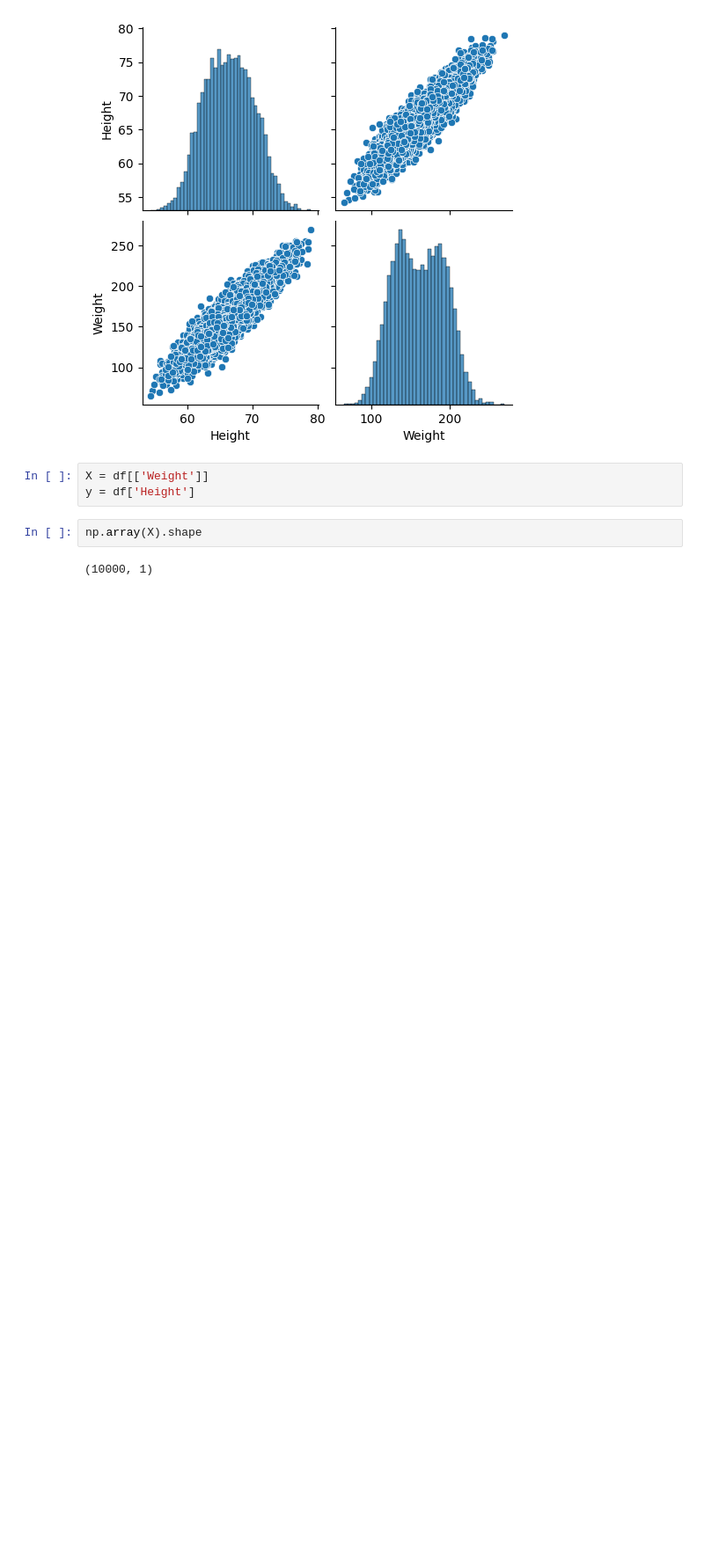
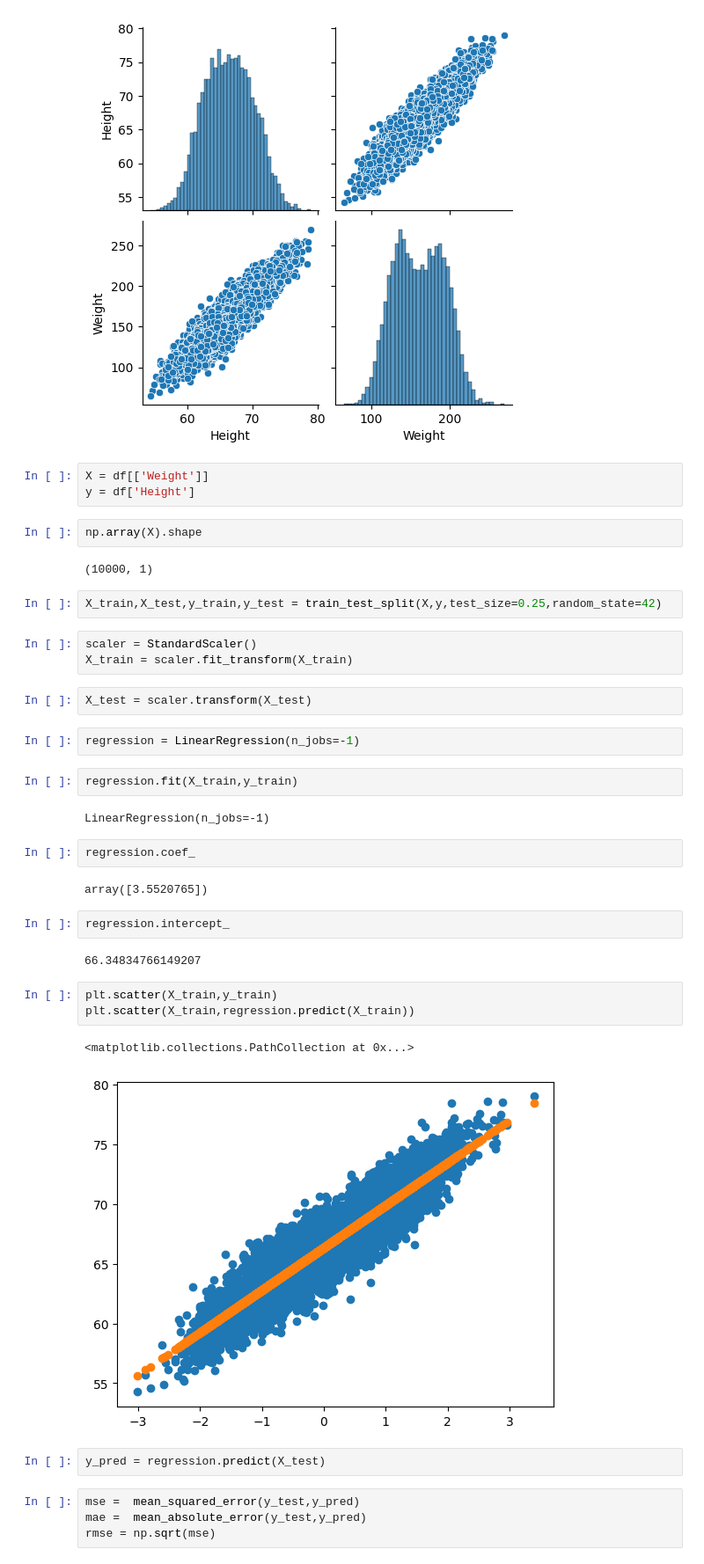
Before and after one commit to Msrevalli/Complete-Machine-Learning-and-NLP, a Jupyter notebook: LinearRegression.ipynb, the cells around one changed output. Shown: that part at 88% size. Cells and saved outputs as stored; diff of their text form; blank space fills up the shorter version.

```diff
--- a/LinearRegression.ipynb
+++ b/LinearRegression.ipynb
@@ -77,3 +84,36 @@ y = df['Height']
 np.array(X).shape
 # %% [output]
 (10000, 1)
+# %%
+X_train,X_test,y_train,y_test = train_test_split(X,y,test_size=0.25,random_state=42)
+# %%
+scaler = StandardScaler()
+X_train = scaler.fit_transform(X_train)
+# %%
+X_test = scaler.transform(X_test)
+# %%
+regression = LinearRegression(n_jobs=-1)
+# %%
+regression.fit(X_train,y_train)
+# %% [output]
+LinearRegression(n_jobs=-1)
+# %%
+regression.coef_
+# %% [output]
+array([3.5520765])
+# %%
+regression.intercept_
+# %% [output]
+66.34834766149207
+# %%
+plt.scatter(X_train,y_train)
+plt.scatter(X_train,regression.predict(X_train))
+# %% [output]
+<matplotlib.collections.PathCollection at 0x...>
+[figure, added]
+# %%
+y_pred = regression.predict(X_test)
+# %%
+mse =  mean_squared_error(y_test,y_pred)
+mae =  mean_absolute_error(y_test,y_pred)
+rmse = np.sqrt(mse)
```
Also changed, not shown: parts of 8 cells of this notebook.
